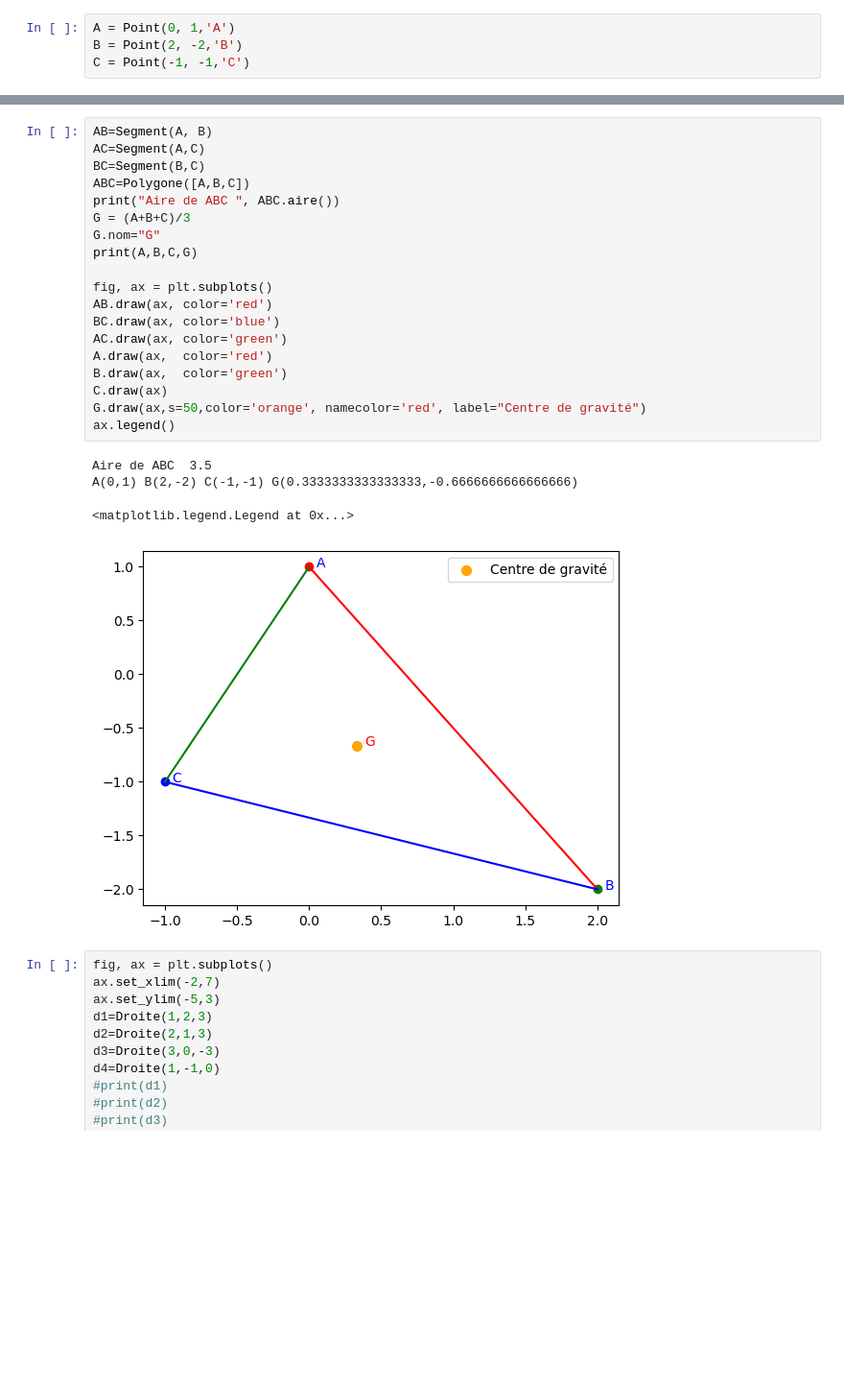
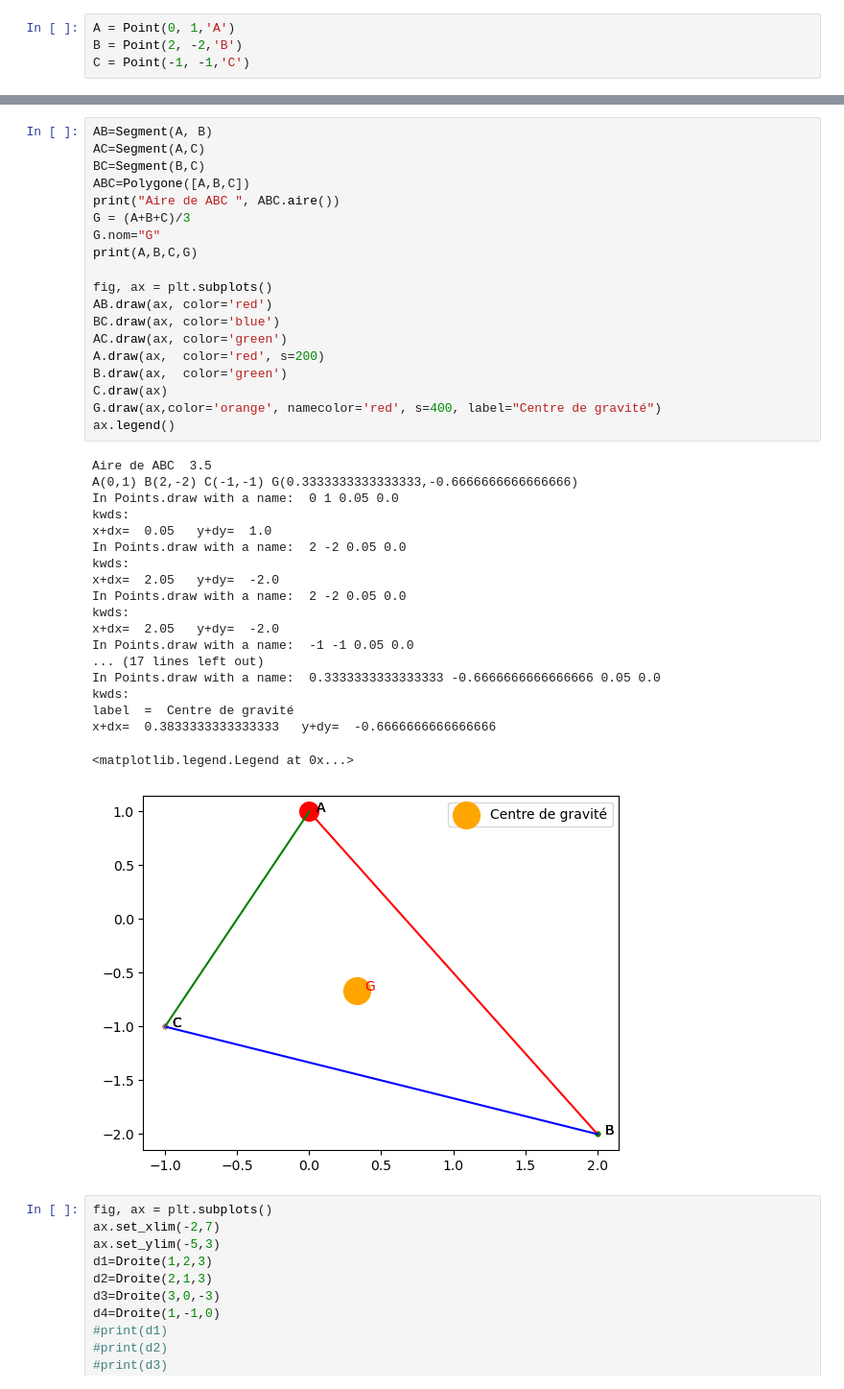
Before and after one commit to mhdeleglise/Formes2D, a Jupyter notebook: tst.ipynb, the cells around one changed output, grey strips where cells are left out. Shown at 96% size. Saved outputs shown, nothing was run; the diff lists cells and outputs as text; blank space fills up the shorter version.

```diff
--- a/tst.ipynb
+++ b/tst.ipynb
@@ -25,27 +53,42 @@ G.draw(ax)
 # %%
 AB=Segment(A, B)
 AC=Segment(A,C)
 BC=Segment(B,C)
 ABC=Polygone([A,B,C])
 print("Aire de ABC ", ABC.aire())
 G = (A+B+C)/3
 G.nom="G"
 print(A,B,C,G)
 
 fig, ax = plt.subplots()
 AB.draw(ax, color='red')
 BC.draw(ax, color='blue')
 AC.draw(ax, color='green')
-A.draw(ax,  color='red')
+A.draw(ax,  color='red', s=200)
 B.draw(ax,  color='green')
 C.draw(ax)
-G.draw(ax,s=50,color='orange', namecolor='red', label="Centre de gravité")
+G.draw(ax,color='orange', namecolor='red', s=400, label="Centre de gravité")
 ax.legend()
 # %% [output]
 Aire de ABC  3.5
 A(0,1) B(2,-2) C(-1,-1) G(0.3333333333333333,-0.6666666666666666)
+In Points.draw with a name:  0 1 0.05 0.0
+kwds:
+x+dx=  0.05   y+dy=  1.0
+In Points.draw with a name:  2 -2 0.05 0.0
+kwds:
+x+dx=  2.05   y+dy=  -2.0
+In Points.draw with a name:  2 -2 0.05 0.0
+kwds:
+x+dx=  2.05   y+dy=  -2.0
+In Points.draw with a name:  -1 -1 0.05 0.0
+... (17 lines left out)
+In Points.draw with a name:  0.3333333333333333 -0.6666666666666666 0.05 0.0
+kwds:
+label  =  Centre de gravité
+x+dx=  0.3833333333333333   y+dy=  -0.6666666666666666
 <matplotlib.legend.Legend at 0x...>
-[figure, old version]
+[figure, new version]
 # %%
 fig, ax = plt.subplots()
 ax.set_xlim(-2,7)
```
Also changed, not shown: parts of 6 cells of this notebook, 5 other files.
